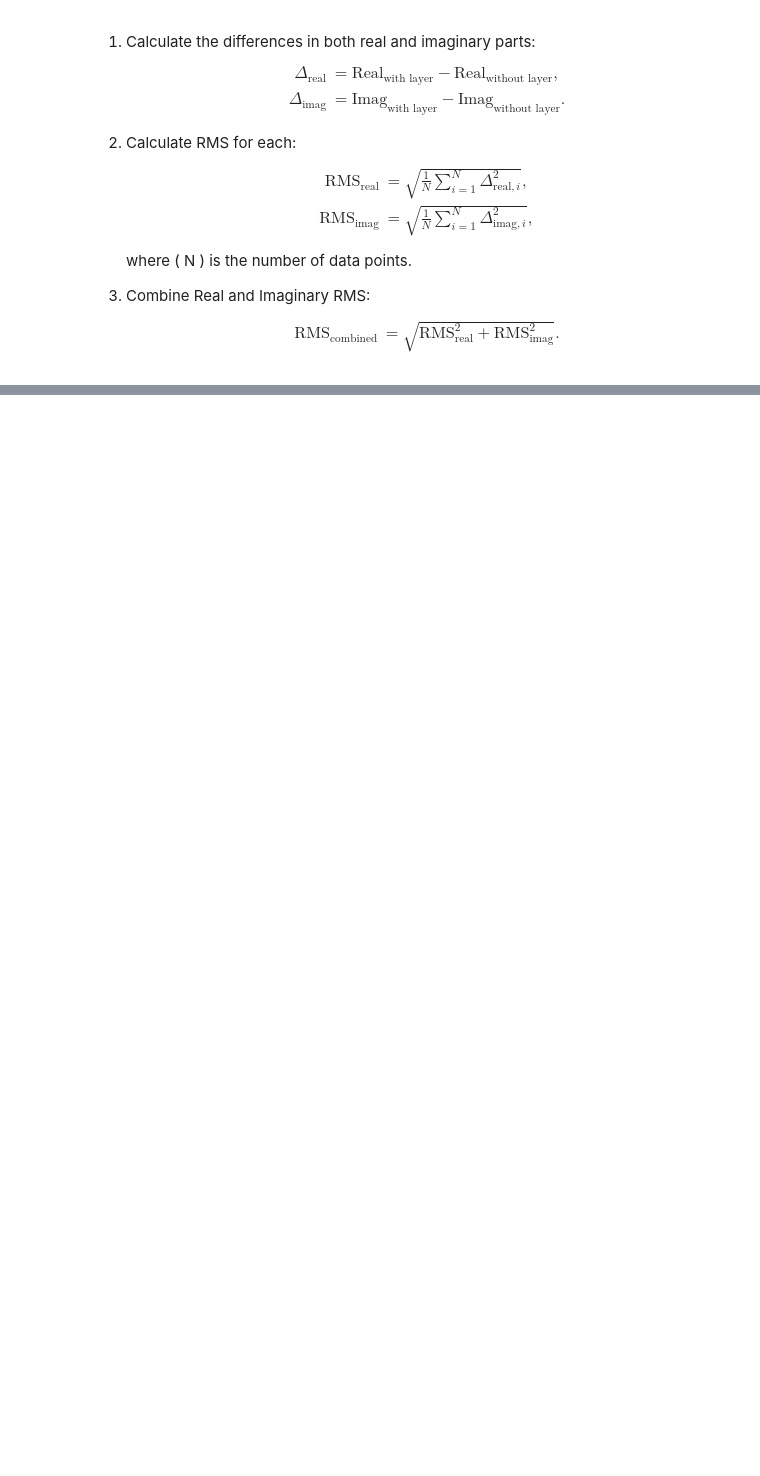
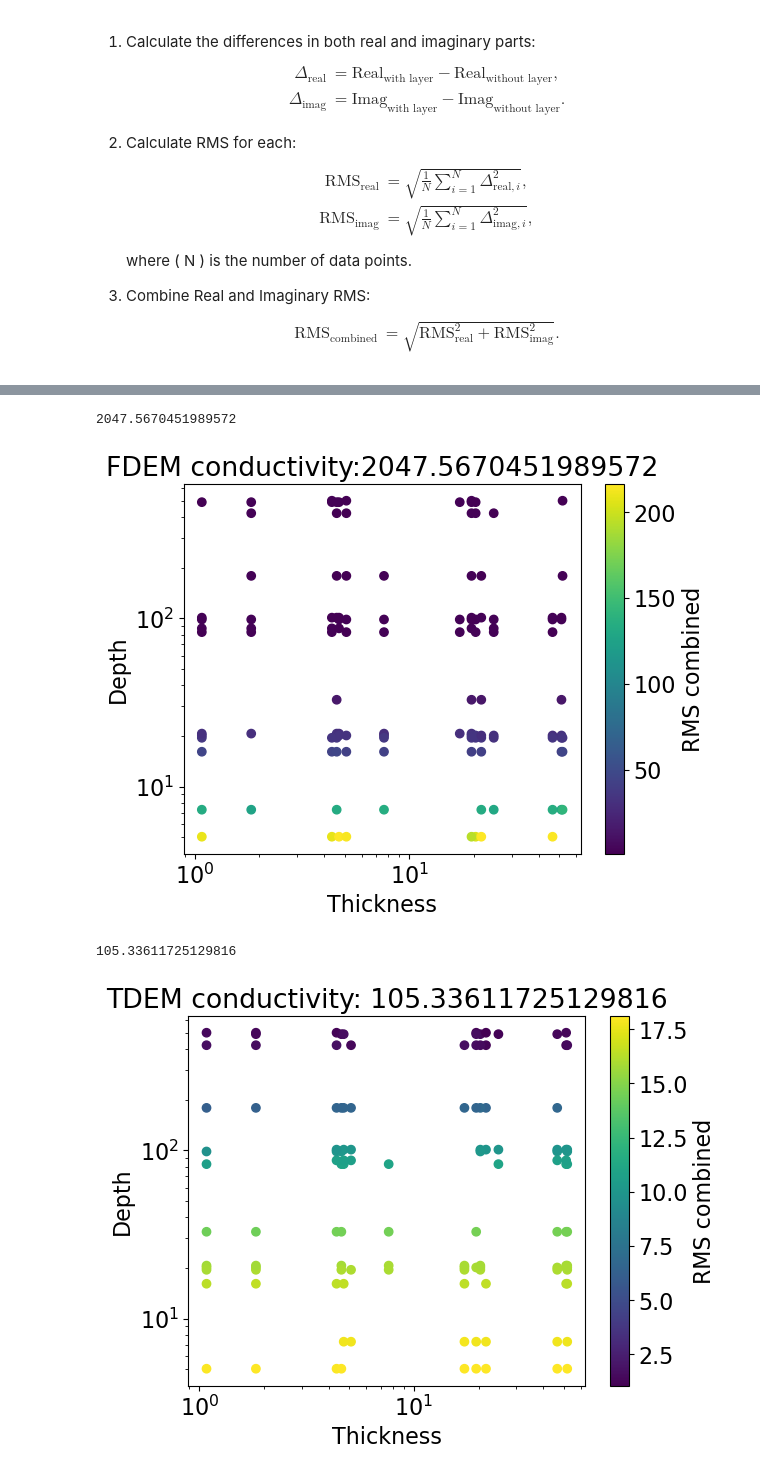
Before and after one commit to pablochanghuang/FDEMvTDEM, a Jupyter notebook: Setup.ipynb, the cells around one changed output, grey strips where cells are left out. Cells and saved outputs as stored; diff of their text form; code cells hidden in the pictures; blank space fills up the shorter version.

```diff
--- a/Setup.ipynb
+++ b/Setup.ipynb
@@ -78,0 +273,48 @@ where \( N \) is the number of data points.
+# %%
+
+#Set given thickness:
+val_conductivity = confounders_F[0, 0]
+indices = confounders_F[:, 0] == val_conductivity # Create a boolean mask
+print(val_conductivity)
+
+plt.plot(figsize= (20, 10))
+
+plt.scatter(confounders_F[indices,2], confounders_F[indices,1], c = results_FDEM[indices,-1])
+# Add a colorbar to interpret the colors
+plt.colorbar(label='RMS combined')
+plt.xscale('log')
+plt.yscale('log')
+
+# Add labels and title
+plt.xlabel('Thickness')
+plt.ylabel('Depth')
+plt.title(f'FDEM conductivity:{val_conductivity}')
+
+plt.show()
+
+#Set given thickness:
+val_conductivity = confounders_T[0, 0]
+indices = confounders_T[:, 0] == val_conductivity # Create a boolean mask
+print(val_conductivity)
+
+
+plt.plot(figsize= (20, 10))
+
+plt.scatter(confounders_T[indices,2], confounders_T[indices,1], c = results_TDEM[indices,-1])
+
+# Add a colorbar to interpret the colors
+plt.colorbar(label='RMS combined')
+plt.xscale('log')
+plt.yscale('log')
+
+# Add labels and title
+plt.xlabel('Thickness')
+plt.ylabel('Depth')
+plt.title(f'TDEM conductivity: {val_conductivity}')
+
+plt.show()
+# %% [output]
+2047.5670451989572
+[figure, added]
+105.33611725129816
+[figure, added]
```
Also changed, not shown: parts of 10 cells of this notebook, 4 other files.
